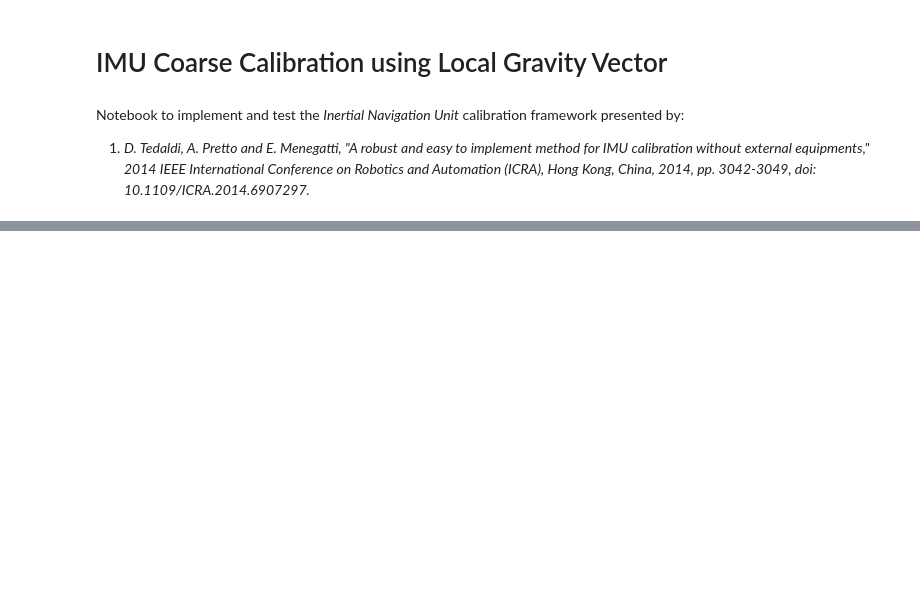
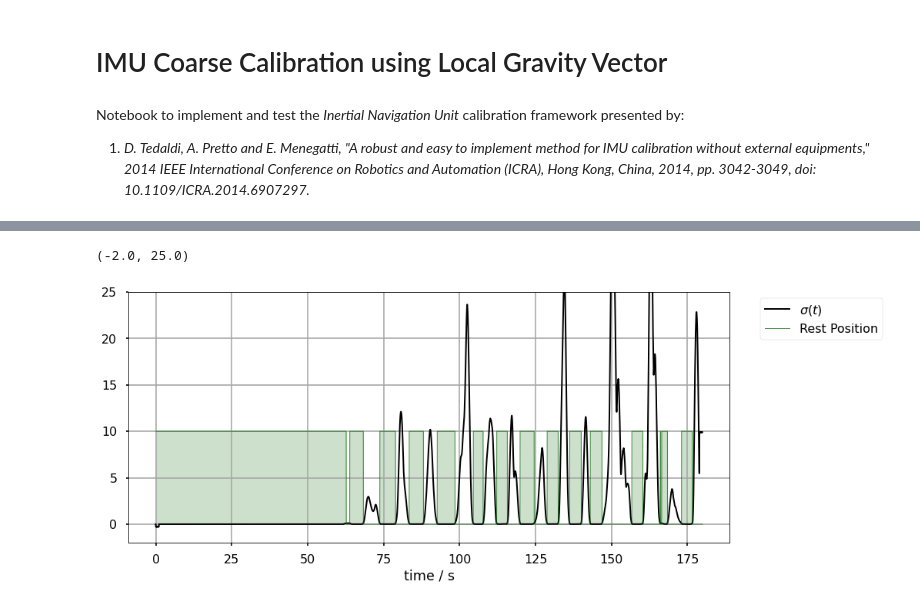
Before and after one commit to vehicle-trace-echo/imu_calibration, a Jupyter notebook: calibration_framework.ipynb, the cells around one changed output, grey strips where cells are left out. Cells and saved outputs as stored; diff of their text form; code cells hidden in the pictures; blank space fills up the shorter version.

```diff
--- a/calibration_framework.ipynb
+++ b/calibration_framework.ipynb
@@ -86,0 +161,15 @@ Text(0.5, 0, 'time/s')
+# %%
+df['inRest'] = df['windwdVar'].apply(lambda x: 1 if x < 0.1 else 0)
+# %%
+fig, ax = plt.subplots()
+
+ax.plot(df['time'], windwdVarArr, color='k', lineWidth=2.0, label=r'$\sigma(t)$')
+ax.plot(df['time'], 10 * df['inRest'], color='darkgreen', alpha=0.7, lineWidth=1, label='Rest Position')
+ax.fill_between(df['time'], 0, 10 *df['inRest'], color='darkgreen', alpha=0.2)
+ax.legend(bbox_to_anchor=(1.04,1), loc='upper left')
+plt.grid(True, which='both',ls='-',color='0.65')
+plt.xlabel('time / s')
+plt.ylim([-2, 25])
+# %% [output]
+(-2.0, 25.0)
+[figure, added]
```
Also changed, not shown: parts of 19 cells of this notebook.
